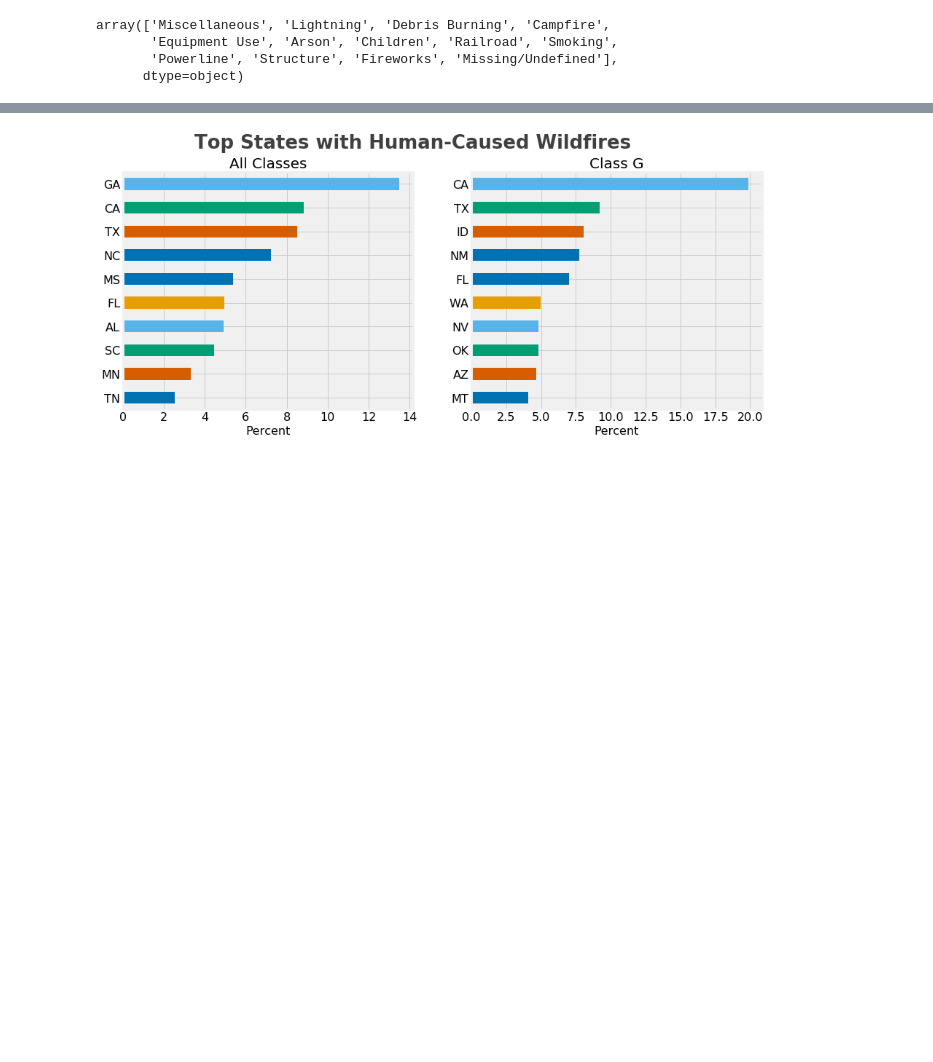
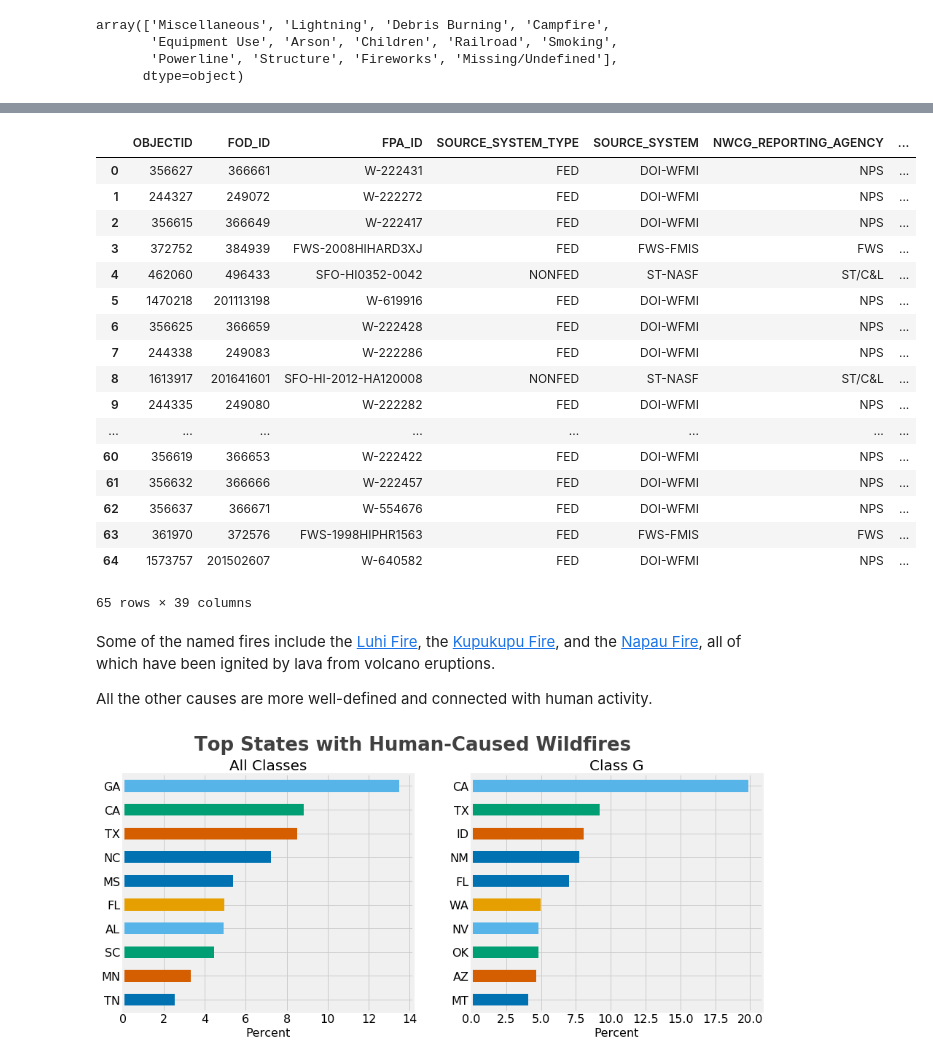
Before and after one commit to fredy737/data-science, a Jupyter notebook: Wildfire Prevention - Learning From the Past/Part 1 - Wildfire Prevention - Learning From the Past.ipynb, the cells around one changed output, grey strips where cells are left out. Saved outputs shown, nothing was run; the diff lists cells and outputs as text; code cells hidden in the pictures; blank space fills up the shorter version.

```diff
--- a/Wildfire Prevention - Learning From the Past/Part 1 - Wildfire Prevention - Learning From the Past.ipynb
+++ b/Wildfire Prevention - Learning From the Past/Part 1 - Wildfire Prevention - Learning From the Past.ipynb
@@ -765,3 +765,34 @@ We will exclude fires where the causes are reported as "Lightning", "Miscellaneo
+# %%
+hawaii_query = '''
+SELECT * FROM Fires
+WHERE STATE = 'HI' AND STAT_CAUSE_DESCR = 'Miscellaneous'
+ORDER BY FIRE_SIZE DESC
+'''
+
+sqlite_helpers.run_query(database, hawaii_query)
+# %% [output]
+|  | OBJECTID | FOD_ID | FPA_ID | SOURCE_SYSTEM_TYPE | SOURCE_SYSTEM | NWCG_REPORTING_AGENCY | ... |
+| 0 | 356627 | 366661 | W-222431 | FED | DOI-WFMI | NPS | ... |
+| 1 | 244327 | 249072 | W-222272 | FED | DOI-WFMI | NPS | ... |
+| 2 | 356615 | 366649 | W-222417 | FED | DOI-WFMI | NPS | ... |
+| 3 | 372752 | 384939 | FWS-2008HIHARD3XJ | FED | FWS-FMIS | FWS | ... |
+| 4 | 462060 | 496433 | SFO-HI0352-0042 | NONFED | ST-NASF | ST/C&L | ... |
+| 5 | 1470218 | 201113198 | W-619916 | FED | DOI-WFMI | NPS | ... |
+| 6 | 356625 | 366659 | W-222428 | FED | DOI-WFMI | NPS | ... |
+| 7 | 244338 | 249083 | W-222286 | FED | DOI-WFMI | NPS | ... |
+| 8 | 1613917 | 201641601 | SFO-HI-2012-HA120008 | NONFED | ST-NASF | ST/C&L | ... |
+| 9 | 244335 | 249080 | W-222282 | FED | DOI-WFMI | NPS | ... |
+| ... | ... | ... | ... | ... | ... | ... | ... |
+| 60 | 356619 | 366653 | W-222422 | FED | DOI-WFMI | NPS | ... |
+| 61 | 356632 | 366666 | W-222457 | FED | DOI-WFMI | NPS | ... |
+| 62 | 356637 | 366671 | W-554676 | FED | DOI-WFMI | NPS | ... |
+| 63 | 361970 | 372576 | FWS-1998HIPHR1563 | FED | FWS-FMIS | FWS | ... |
+| 64 | 1573757 | 201502607 | W-640582 | FED | DOI-WFMI | NPS | ... |
+65 rows × 39 columns
+# %% [markdown]
+Some of the named fires include the [Luhi Fire](https://www.researchgate.net/publication/275124232_Effects_of_repeated_fires_on_native_plant_community_development_at_Hawaii_Volcanoes_National_Park), the [Kupukupu Fire](http://the.honoluluadvertiser.com/article/2002/Jun/08/ln/ln03a.html), and the [Napau Fire](https://www.nps.gov/havo/learn/management/napaufire2011.htm), all of which have been ignited by lava from volcano eruptions.
+
+All the other causes are more well-defined and connected with human activity.
 # %%
 query_1 = '''
 SELECT
```
Also changed, not shown: parts of 3 cells of this notebook.
